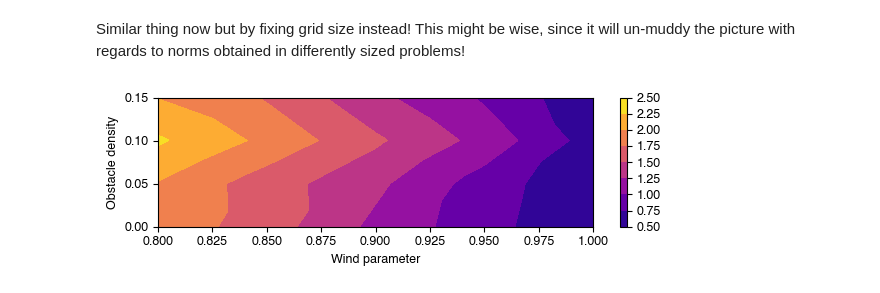
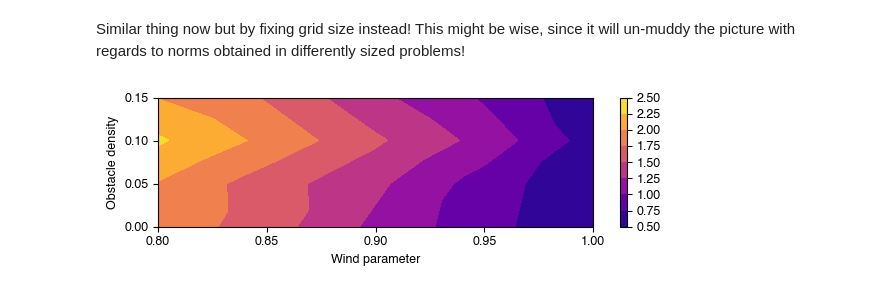
Before and after one commit to berkpereira/gridworld-numpy, a Jupyter notebook: eda_4d.ipynb, the cells around one changed output. Cells and saved outputs as stored; diff of their text form; code cells hidden in the pictures.

```diff
--- a/eda_4d.ipynb
+++ b/eda_4d.ipynb
@@ -556,34 +553,36 @@ norm_data_ip = data_ip.loc[fixed_size, :, :]['l1_norm']
 x = norm_data_mc.index.get_level_values('wind_param')
 y = norm_data_mc.index.get_level_values('obstacle_density')
 z_dp = norm_data_dp.values
 z_mc = norm_data_mc.values
 z_ip = norm_data_ip.values
 
 # Create a triangulation for x and y axes
 triang = tri.Triangulation(x, y)
 
 # Create the contour plot
 if method == 'dp':
     cntr = ax.tricontourf(triang, z_dp, cmap='viridis')
 elif method == 'mc':
     cntr = ax.tricontourf(triang, z_mc, cmap='plasma')
 elif method == 'ip':
     cntr = ax.tricontourf(triang, z_ip, cmap='cividis')
 
 # Add a color bar
 plt.colorbar(cntr)
 
 # Set labels for the axes
 ax.set_xlabel('Wind parameter')
 ax.set_ylabel('Obstacle density')
+
 plt.tight_layout()
+ax.set_xticks(np.arange(0.8, 1.01, 0.05))
 
 plt.show()
 
 # Some of these plots with flame-like shapes highlight the confouding factor of crashes
 # Sometimes more obstacles seems to indicate better performance, but that's just because there are more crashes!
 # %% [output]
-[figure, old version]
+[figure, new version]
 # %%
 fig, ax = plt.subplots(figsize=(fsp.text_width * fsp.text_width_factor, 1.8))
 
```
Also changed, not shown: parts of 5 cells of this notebook.
